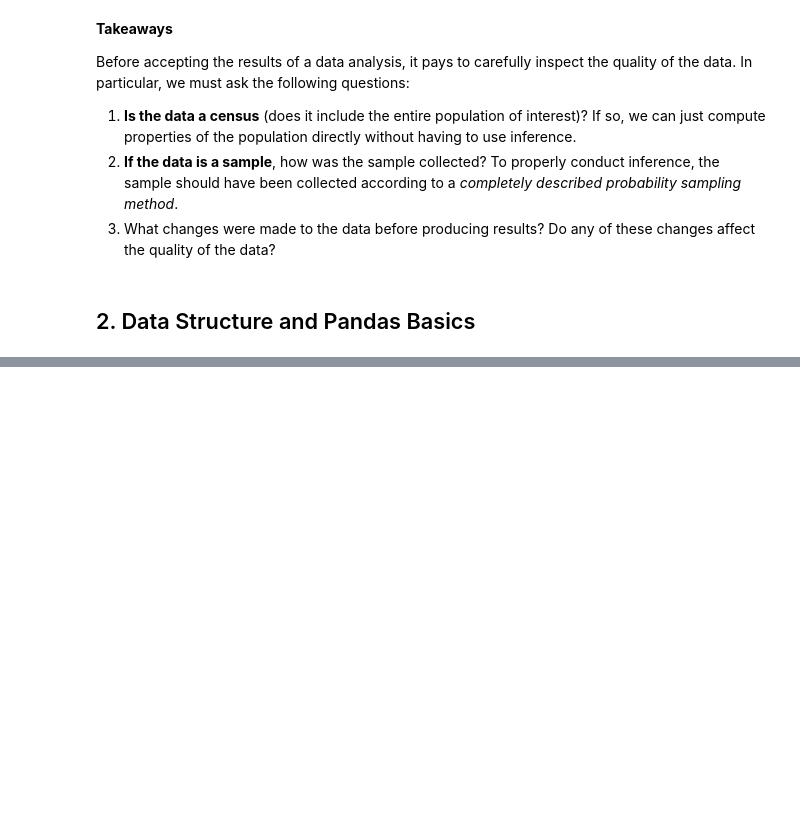
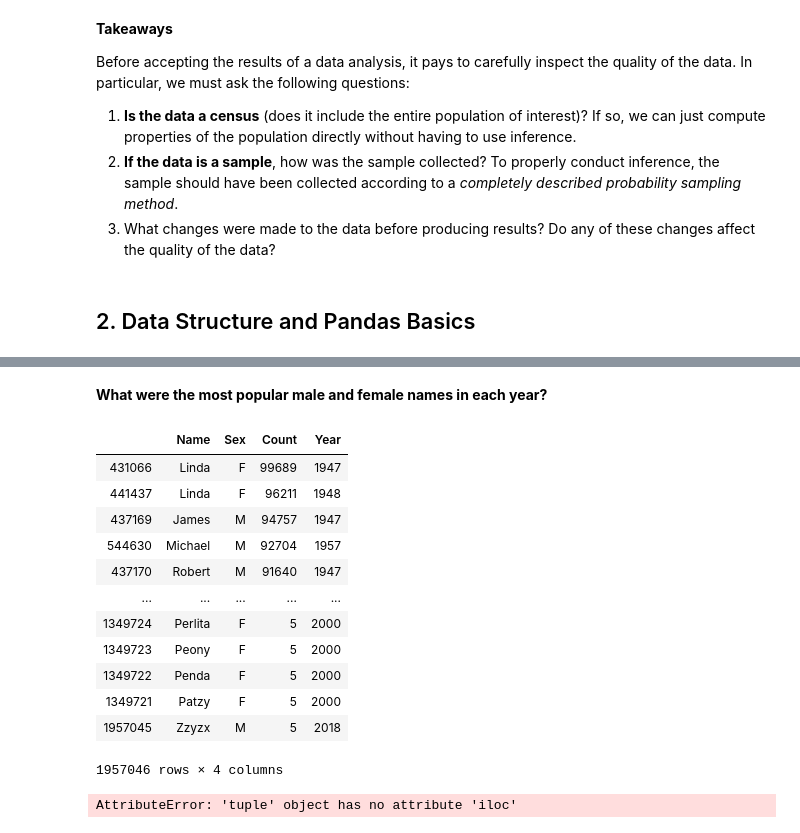
Before and after one commit to shiyangni/DataScienceForAdam, a Jupyter notebook: DataCleaning&EDA/DataDesign&PandasBasic.ipynb, the cells around one changed output, grey strips where cells are left out. Cells and saved outputs as stored; diff of their text form; code cells hidden in the pictures; blank space fills up the shorter version.

```diff
--- a/DataCleaning&EDA/DataDesign&PandasBasic.ipynb
+++ b/DataCleaning&EDA/DataDesign&PandasBasic.ipynb
@@ -106,0 +132,3 @@ DataScience_LifeCycleOverview.ipynb
+# %%
+baby = pd.read_csv("babynames.csv")
+baby = baby.drop(["Unnamed: 0"], axis=1)
@@ -106,0 +154,28 @@ DataScience_LifeCycleOverview.ipynb
+# %% [markdown]
+__What were the most popular male and female names in each year?__
+# %%
+baby = baby.sort_values("Count", ascending=False)
+baby
+
+def most_popular(series):
+    return series.iloc[0]
+
+# Each groupby object is a tuple, not a dataframe.
+baby_groupby = baby.groupby(["Year", "Sex"])
+for group in baby_groupby:
+    group.iloc[0]
+# %% [output]
+|  | Name | Sex | Count | Year |
+| 431066 | Linda | F | 99689 | 1947 |
+| 441437 | Linda | F | 96211 | 1948 |
+| 437169 | James | M | 94757 | 1947 |
+| 544630 | Michael | M | 92704 | 1957 |
+| 437170 | Robert | M | 91640 | 1947 |
+| ... | ... | ... | ... | ... |
+| 1349724 | Perlita | F | 5 | 2000 |
+| 1349723 | Peony | F | 5 | 2000 |
+| 1349722 | Penda | F | 5 | 2000 |
+| 1349721 | Patzy | F | 5 | 2000 |
+| 1957045 | Zzyzx | M | 5 | 2018 |
+1957046 rows × 4 columns
+AttributeError: 'tuple' object has no attribute 'iloc'
```
Also changed, not shown: parts of 10 cells of this notebook, 8 other files.
